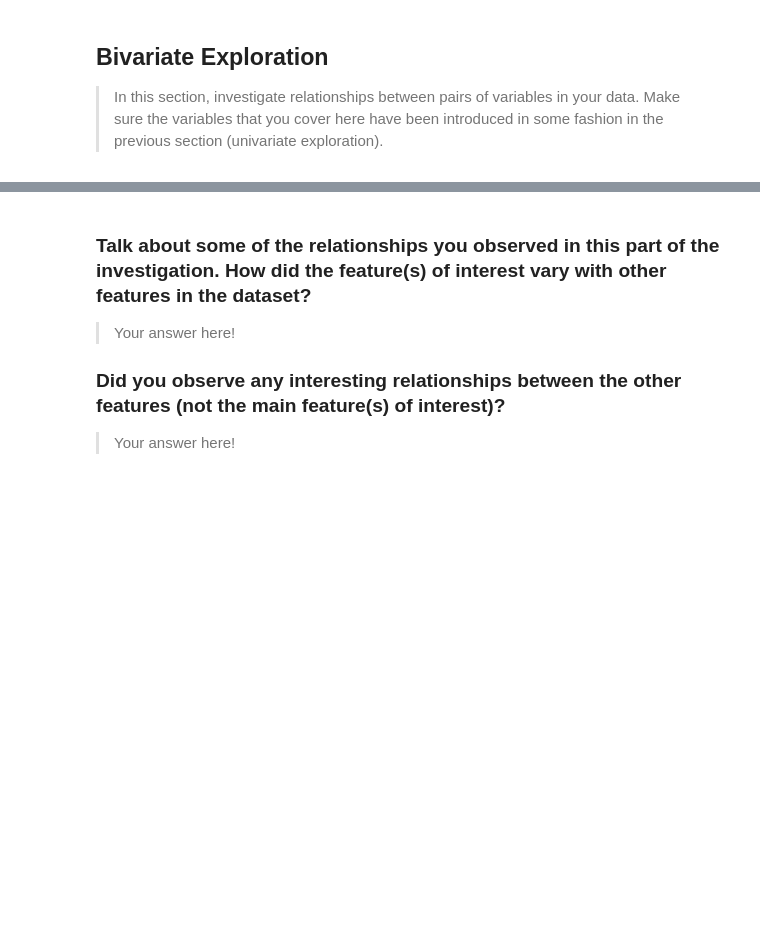
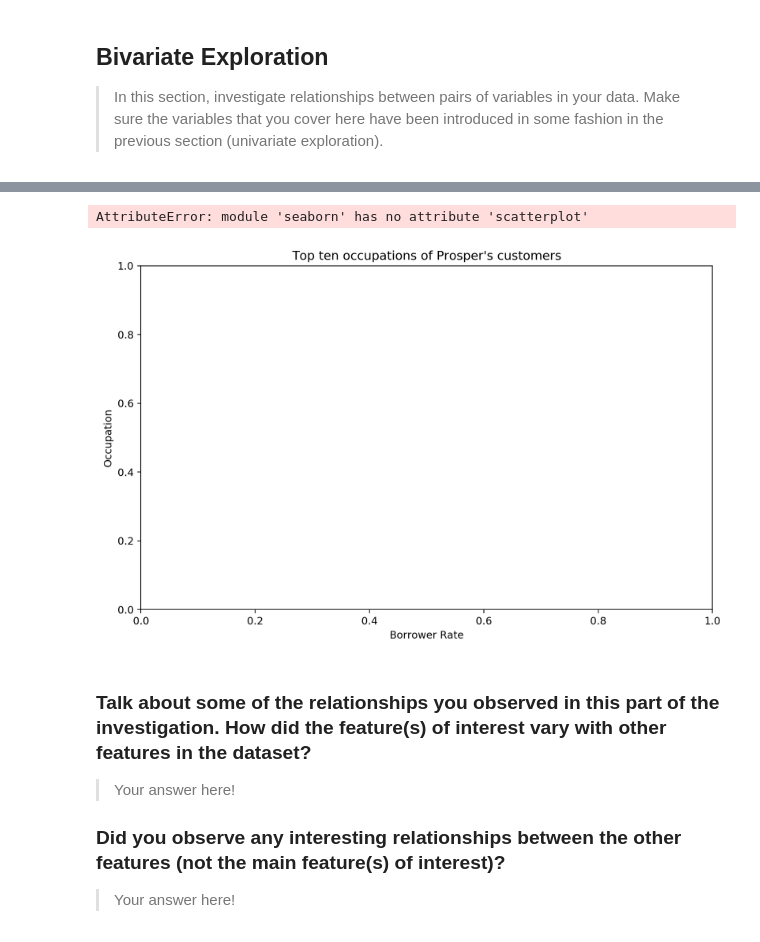
Before and after one commit to brk-a/alx-t-data-analyst, a Jupyter notebook: 0x02-project_3_visualise_data/Part_I_exploration_template.ipynb, the cells around one changed output, grey strips where cells are left out. Saved outputs shown, nothing was run; the diff lists cells and outputs as text; code cells hidden in the pictures; blank space fills up the shorter version.

Commit message:
bivariate plots: set-up

```diff
--- a/0x02-project_3_visualise_data/Part_I_exploration_template.ipynb
+++ b/0x02-project_3_visualise_data/Part_I_exploration_template.ipynb
@@ -921,3 +964,14 @@ fashion in the previous section (univariate exploration).
+# %%
+#Occupation: top ten
+y = df.Occupation.value_counts().values[:10]
+x = df.Occupation.value_counts().index[:10]
+
+#create viz
+create_fig('Borrower Rate', 'Occupation', 'Top ten occupations of Prosper\'s customers' )
+sns.scatterplot();
+# %% [output]
+AttributeError: module 'seaborn' has no attribute 'scatterplot'
+[figure, added]
 # %% [markdown]
 ### Talk about some of the relationships you observed in this part of the investigation. How did the feature(s) of interest vary with other features in the dataset?
 
```
Also changed, not shown: parts of 9 cells of this notebook.
